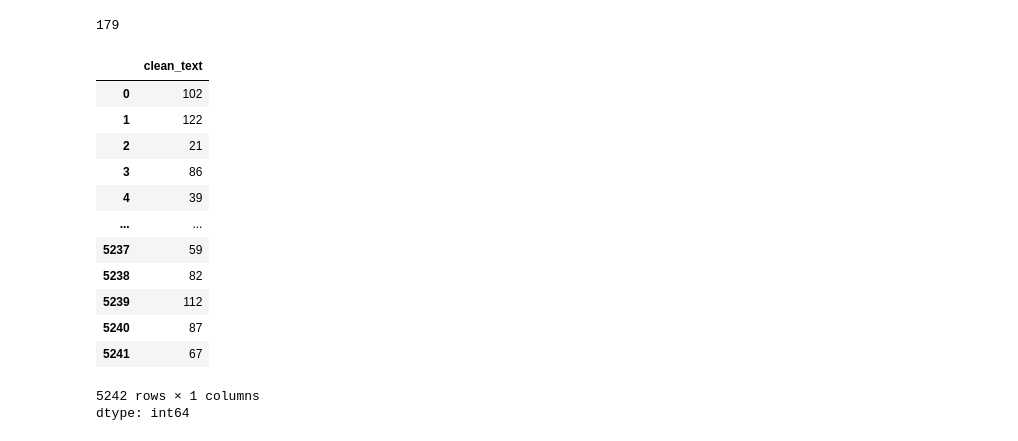
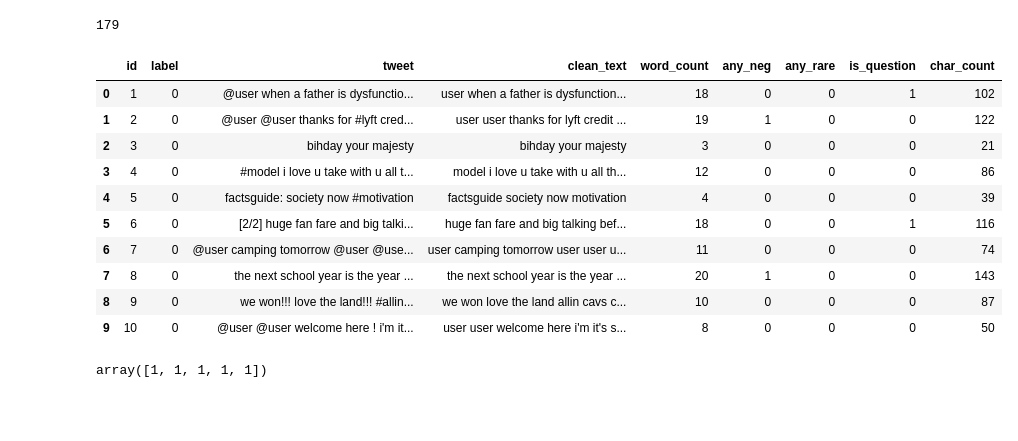
Before and after one commit to mithun0808/python, a Jupyter notebook: AD4.ipynb, the cells around one changed output. Saved outputs shown, nothing was run; the diff lists cells and outputs as text; code cells hidden in the pictures; blank space fills up the shorter version.

```diff
--- a/AD4.ipynb
+++ b/AD4.ipynb
@@ -162,25 +162,25 @@ def is_question(words):
   else:
     return 0
 # %%
-word_freq = gen_freq(dataset.clean_text.str)
-rare_100 = word_freq[-100:]
-dataset['word_count'] = dataset.clean_text.str.split().apply(lambda x: len(x))
+word_freq=gen_freq(dataset.clean_text.str)
+rare_100=word_freq[-100:]
+dataset['word_count']=dataset.clean_text.str.split().apply(lambda x: len(x))
 dataset['any_neg']=dataset.clean_text.str.split().apply(lambda x: any_neg(x))
+dataset['any_rare']=dataset.clean_text.str.split().apply(lambda x: any_rare(x, rare_100))
 dataset['is_question']=dataset.clean_text.str.split().apply(lambda x: is_question(x))
-dataset['any_rare']=dataset.clean_text.str.split().apply(lambda x: any_rare(x,rare_100))
 dataset.clean_text.apply(lambda x: len(x))
+dataset['char_count']=dataset.clean_text.apply(lambda x: len(x))
-# %% [output]
-|  | clean_text |
-| 0 | 102 |
-| 1 | 122 |
-| 2 | 21 |
-| 3 | 86 |
-| 4 | 39 |
-| ... | ... |
-| 5237 | 59 |
-| 5238 | 82 |
-| 5239 | 112 |
-| 5240 | 87 |
-| 5241 | 67 |
-5242 rows × 1 columns
-dtype: int64
+# %%
+dataset.head(10)
+# %% [output]
+|  | id | label | tweet | clean_text | word_count | any_neg | any_rare | is_question | char_count |
+| 0 | 1 | 0 | @user when a father is dysfunctio... | user when a father is dysfunction... | 18 | 0 | 0 | 1 | 102 |
+| 1 | 2 | 0 | @user @user thanks for #lyft cred... | user user thanks for lyft credit ... | 19 | 1 | 0 | 0 | 122 |
+| 2 | 3 | 0 | bihday your majesty | bihday your majesty | 3 | 0 | 0 | 0 | 21 |
+| 3 | 4 | 0 | #model i love u take with u all t... | model i love u take with u all th... | 12 | 0 | 0 | 0 | 86 |
+| 4 | 5 | 0 | factsguide: society now #motivation | factsguide society now motivation | 4 | 0 | 0 | 0 | 39 |
+| 5 | 6 | 0 | [2/2] huge fan fare and big talki... | huge fan fare and big talking bef... | 18 | 0 | 0 | 1 | 116 |
+| 6 | 7 | 0 | @user camping tomorrow @user @use... | user camping tomorrow user user u... | 11 | 0 | 0 | 0 | 74 |
+| 7 | 8 | 0 | the next school year is the year ... | the next school year is the year ... | 20 | 1 | 0 | 0 | 143 |
+| 8 | 9 | 0 | we won!!! love the land!!! #allin... | we won love the land allin cavs c... | 10 | 0 | 0 | 0 | 87 |
+| 9 | 10 | 0 | @user @user welcome here ! i'm it... | user user welcome here i'm it's s... | 8 | 0 | 0 | 0 | 50 |
@@ -186,0 +200,4 @@ dtype: int64
+# %%
+model.predict(X_test[5:10])
+# %% [output]
+array([1, 1, 1, 1, 1])
```
Also changed, not shown: parts of 8 cells of this notebook.
